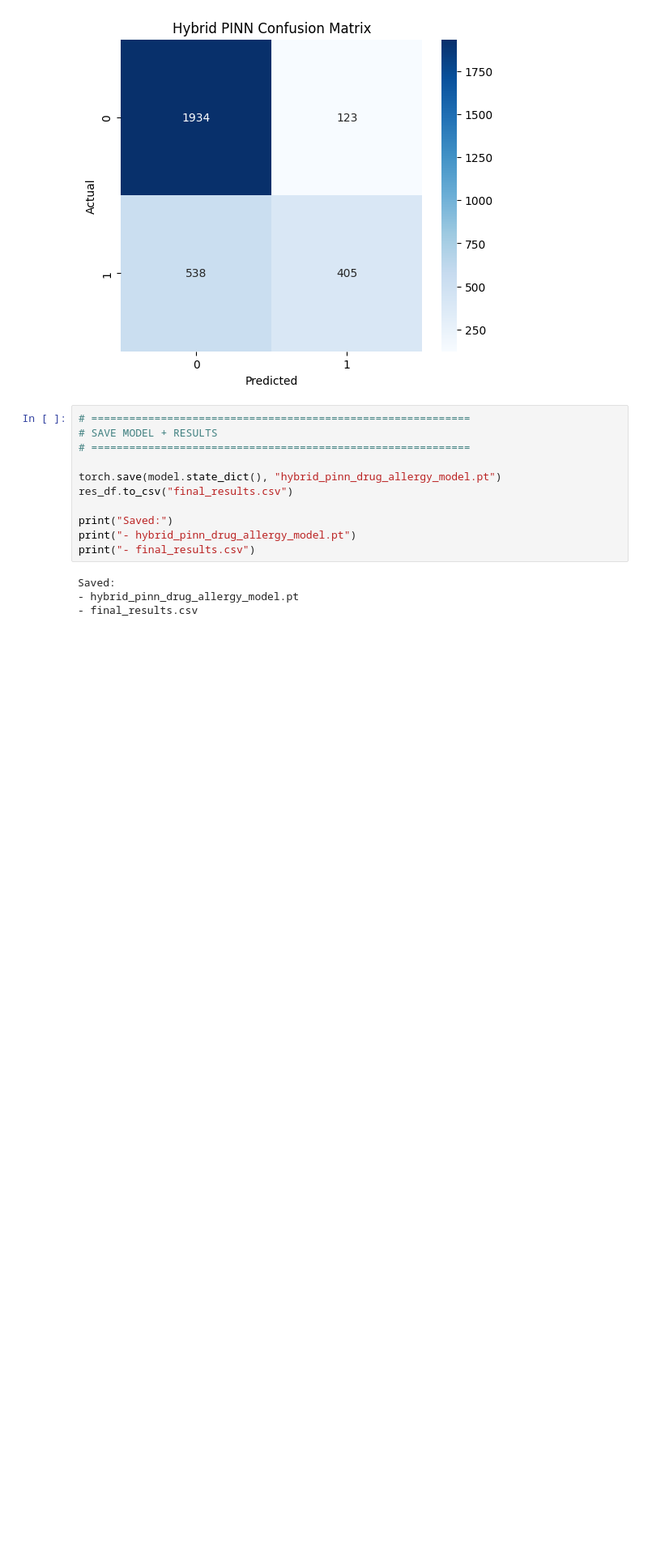
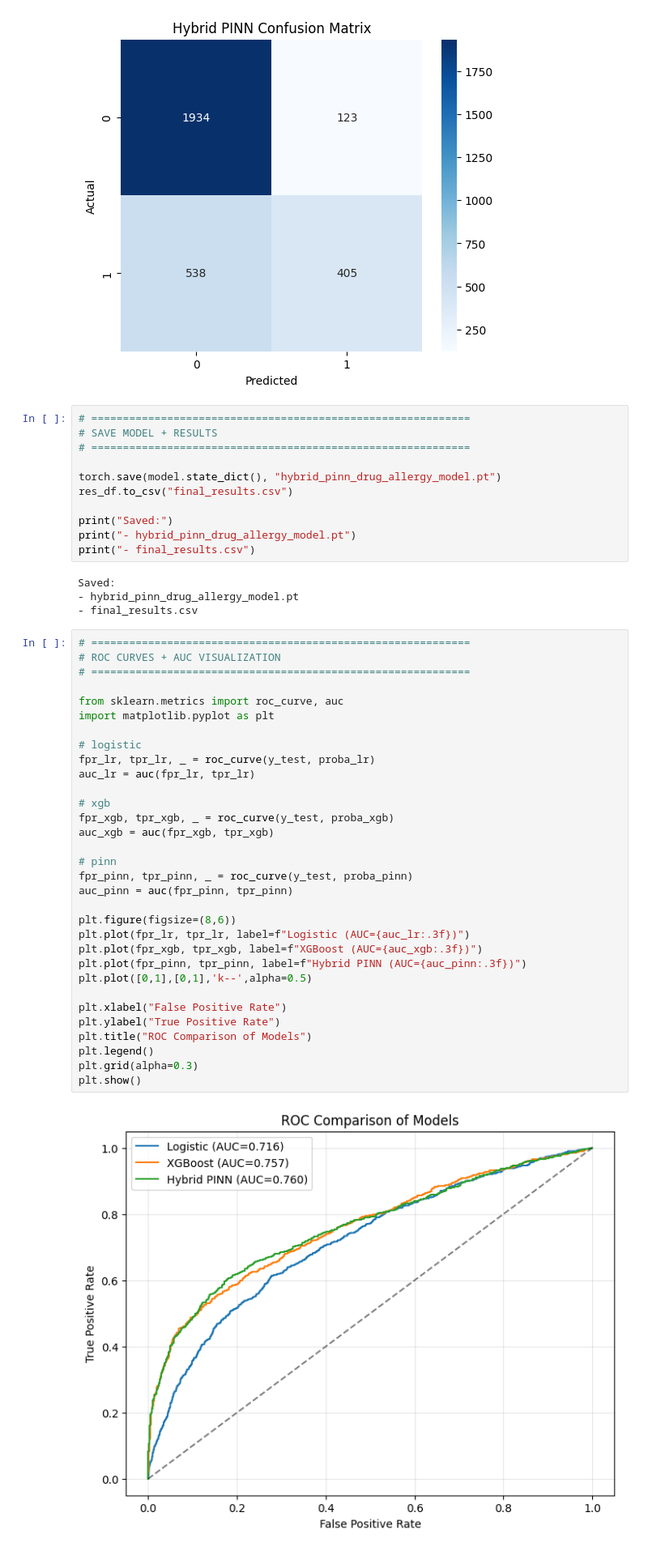
Before and after one commit to RajrupaDas/AllergyRisk, a Jupyter notebook: Notebook.ipynb, the cells around one changed output. Shown at 81% size. Cells and saved outputs as stored; diff of their text form; blank space fills up the shorter version.

```diff
--- a/Notebook.ipynb
+++ b/Notebook.ipynb
@@ -609,3 +611,37 @@ print("- final_results.csv")
 Saved:
 - hybrid_pinn_drug_allergy_model.pt
 - final_results.csv
+# %%
+# ============================================================
+# ROC CURVES + AUC VISUALIZATION
+# ============================================================
+
+from sklearn.metrics import roc_curve, auc
+import matplotlib.pyplot as plt
+
+# logistic
+fpr_lr, tpr_lr, _ = roc_curve(y_test, proba_lr)
+auc_lr = auc(fpr_lr, tpr_lr)
+
+# xgb
+fpr_xgb, tpr_xgb, _ = roc_curve(y_test, proba_xgb)
+auc_xgb = auc(fpr_xgb, tpr_xgb)
+
+# pinn
+fpr_pinn, tpr_pinn, _ = roc_curve(y_test, proba_pinn)
+auc_pinn = auc(fpr_pinn, tpr_pinn)
+
+plt.figure(figsize=(8,6))
+plt.plot(fpr_lr, tpr_lr, label=f"Logistic (AUC={auc_lr:.3f})")
+plt.plot(fpr_xgb, tpr_xgb, label=f"XGBoost (AUC={auc_xgb:.3f})")
+plt.plot(fpr_pinn, tpr_pinn, label=f"Hybrid PINN (AUC={auc_pinn:.3f})")
+plt.plot([0,1],[0,1],'k--',alpha=0.5)
+
+plt.xlabel("False Positive Rate")
+plt.ylabel("True Positive Rate")
+plt.title("ROC Comparison of Models")
+plt.legend()
+plt.grid(alpha=0.3)
+plt.show()
+# %% [output]
+[figure, added]
```
Also changed, not shown: parts of 14 cells of this notebook.
